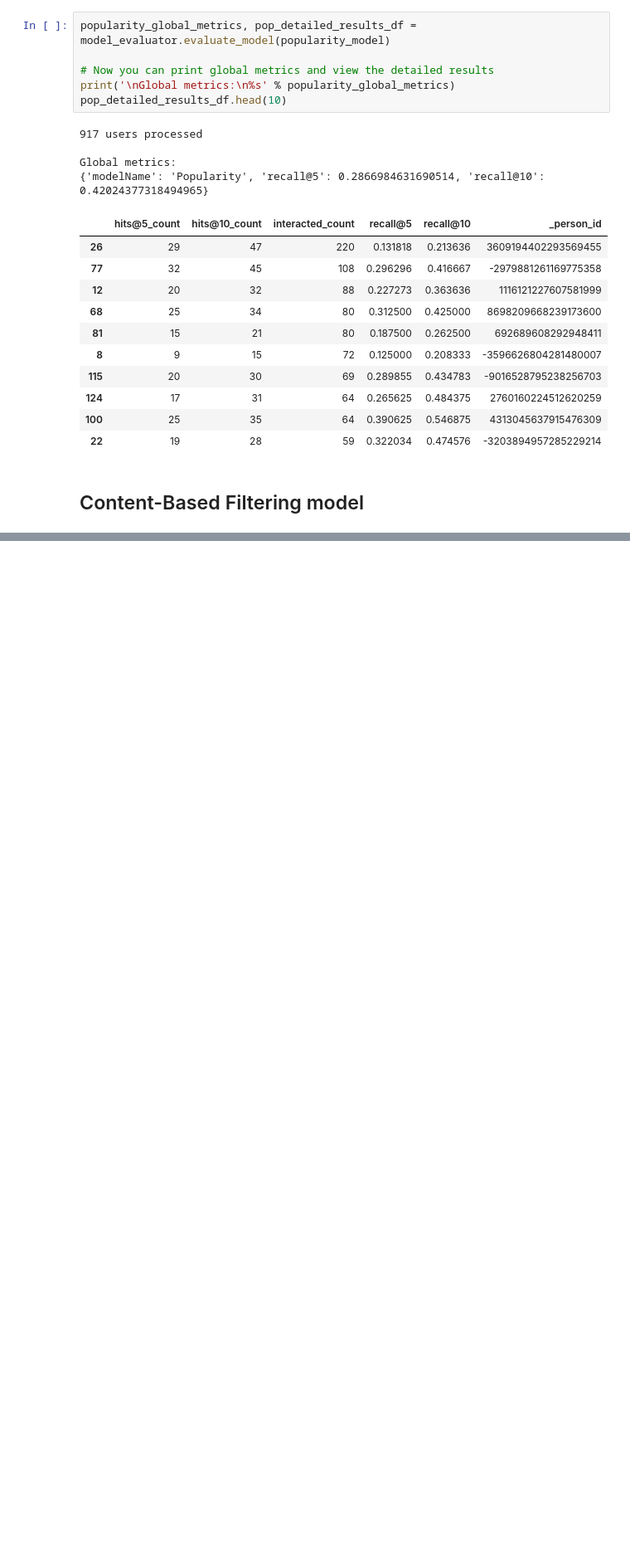
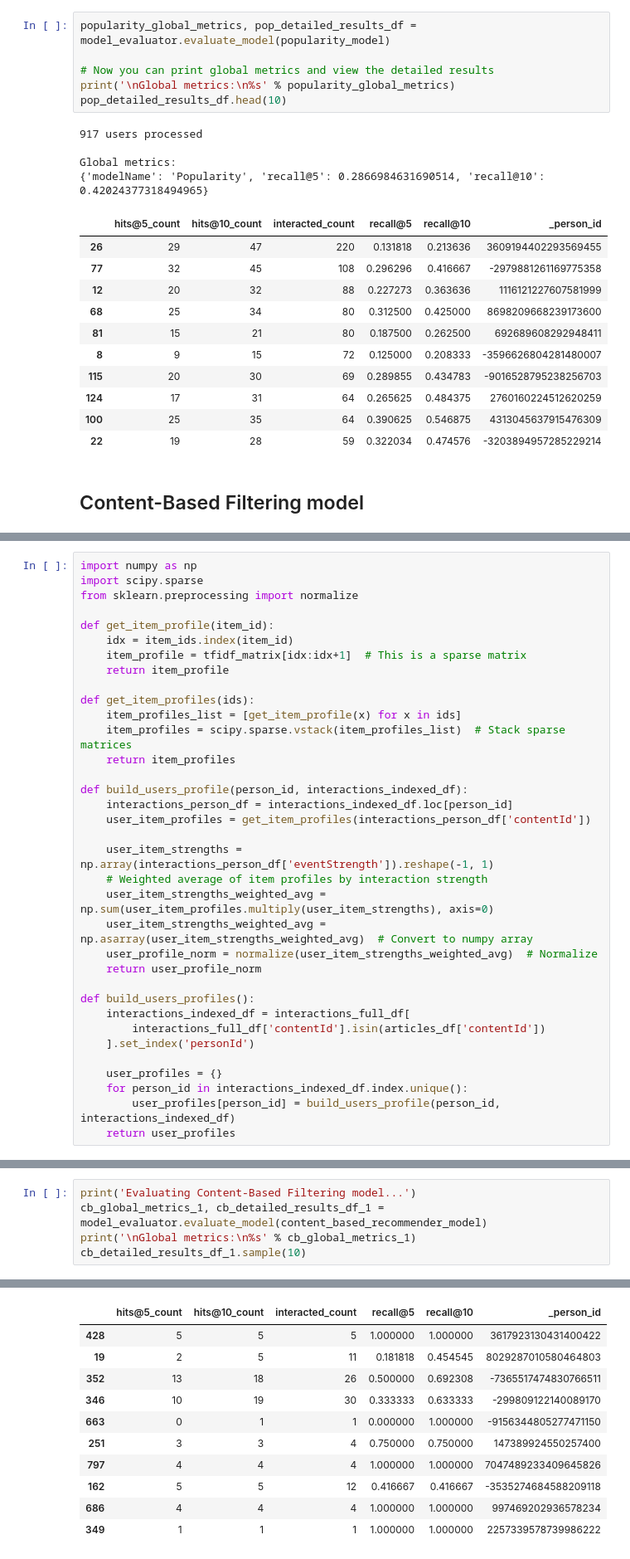
Before and after one commit to MohamedAmineMehrez/Recommender-System, a Jupyter notebook: Data-PreparationAndAnalysis.ipynb, the cells around one changed output, grey strips where cells are left out. Shown: that part at 83% size. Saved outputs shown, nothing was run; the diff lists cells and outputs as text; blank space fills up the shorter version.

```diff
--- a/Data-PreparationAndAnalysis.ipynb
+++ b/Data-PreparationAndAnalysis.ipynb
@@ -367,0 +380,35 @@ Python 3.12.7
+# %%
+import numpy as np
+import scipy.sparse
+from sklearn.preprocessing import normalize
+
+def get_item_profile(item_id):
+    idx = item_ids.index(item_id)
+    item_profile = tfidf_matrix[idx:idx+1]  # This is a sparse matrix
+    return item_profile
+
+def get_item_profiles(ids):
+    item_profiles_list = [get_item_profile(x) for x in ids]
+    item_profiles = scipy.sparse.vstack(item_profiles_list)  # Stack sparse matrices
+    return item_profiles
+
+def build_users_profile(person_id, interactions_indexed_df):
+    interactions_person_df = interactions_indexed_df.loc[person_id]
+    user_item_profiles = get_item_profiles(interactions_person_df['contentId'])
+
+    user_item_strengths = np.array(interactions_person_df['eventStrength']).reshape(-1, 1)
+    # Weighted average of item profiles by interaction strength
+    user_item_strengths_weighted_avg = np.sum(user_item_profiles.multiply(user_item_strengths), axis=0)
+    user_item_strengths_weighted_avg = np.asarray(user_item_strengths_weighted_avg)  # Convert to numpy array
+    user_profile_norm = normalize(user_item_strengths_weighted_avg)  # Normalize
+    return user_profile_norm
+
+def build_users_profiles():
+    interactions_indexed_df = interactions_full_df[
+        interactions_full_df['contentId'].isin(articles_df['contentId'])
+    ].set_index('personId')
+
+    user_profiles = {}
+    for person_id in interactions_indexed_df.index.unique():
+        user_profiles[person_id] = build_users_profile(person_id, interactions_indexed_df)
+    return user_profiles
@@ -367,0 +461,6 @@ Python 3.12.7
+# %%
+print('Evaluating Content-Based Filtering model...')
+cb_global_metrics_1, cb_detailed_results_df_1 = model_evaluator.evaluate_model(content_based_recommender_model)
+print('\nGlobal metrics:\n%s' % cb_global_metrics_1)
+cb_detailed_results_df_1.sample(10)
+# %% [output]
@@ -367,0 +472,11 @@ Python 3.12.7
+|  | hits@5_count | hits@10_count | interacted_count | recall@5 | recall@10 | _person_id |
+| 428 | 5 | 5 | 5 | 1.000000 | 1.000000 | 3617923130431400422 |
+| 19 | 2 | 5 | 11 | 0.181818 | 0.454545 | 8029287010580464803 |
+| 352 | 13 | 18 | 26 | 0.500000 | 0.692308 | -7365517474830766511 |
+| 346 | 10 | 19 | 30 | 0.333333 | 0.633333 | -299809122140089170 |
+| 663 | 0 | 1 | 1 | 0.000000 | 1.000000 | -9156344805277471150 |
+| 251 | 3 | 3 | 4 | 0.750000 | 0.750000 | 147389924550257400 |
+| 797 | 4 | 4 | 4 | 1.000000 | 1.000000 | 7047489233409645826 |
+| 162 | 5 | 5 | 12 | 0.416667 | 0.416667 | -3535274684588209118 |
+| 686 | 4 | 4 | 4 | 1.000000 | 1.000000 | 997469202936578234 |
+| 349 | 1 | 1 | 1 | 1.000000 | 1.000000 | 2257339578739986222 |
```
Also changed, not shown: parts of 36 cells of this notebook.
